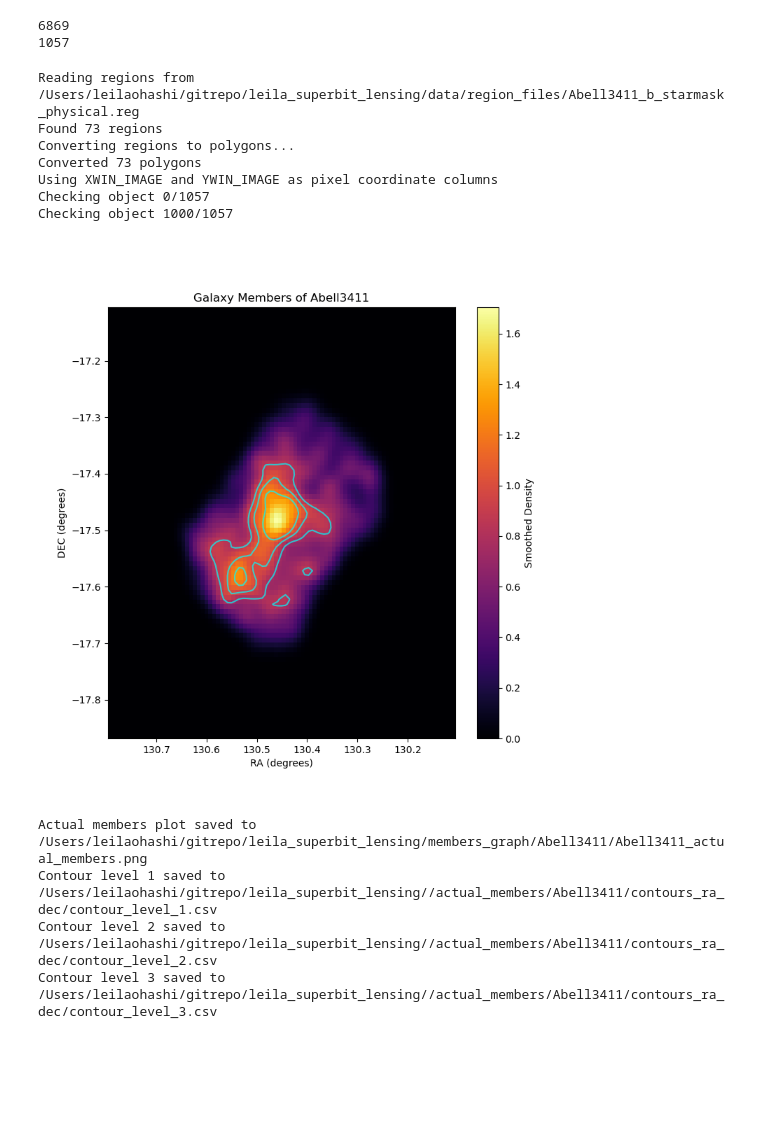
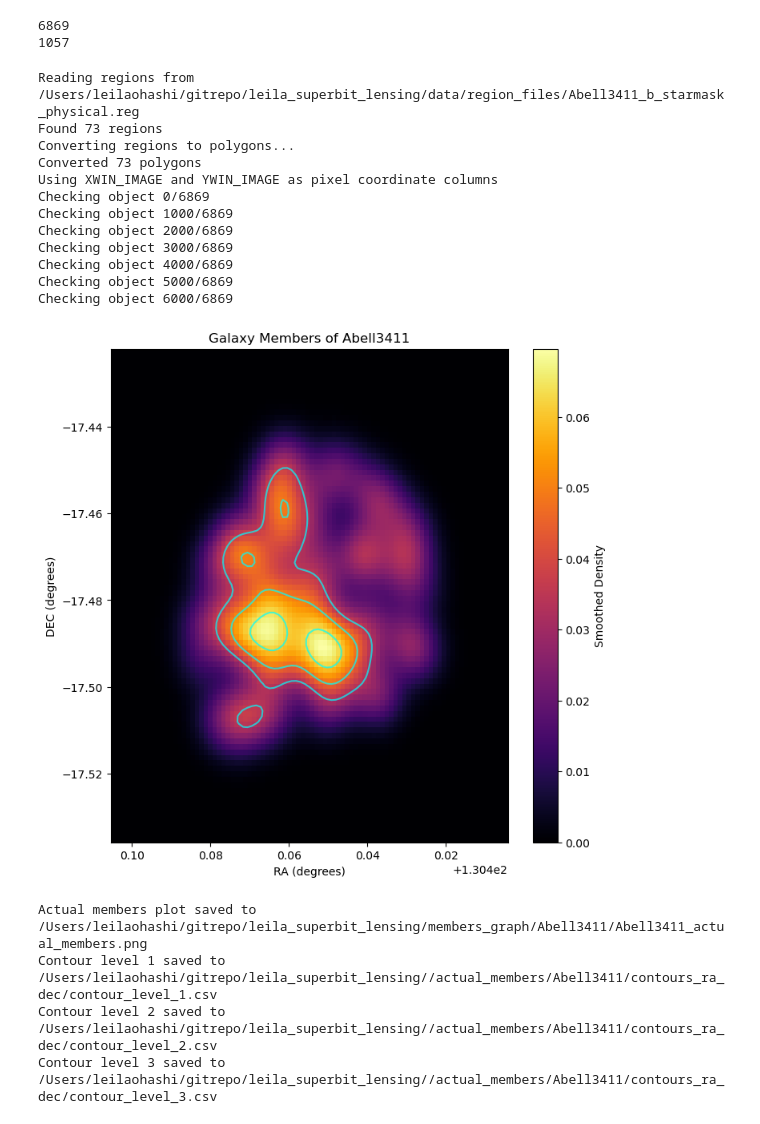
Before and after one commit to LeilaOhashi/leila_superbit_lensing, a Jupyter notebook: notebooks/leila_redseq.ipynb, the cells around one changed output. Saved outputs shown, nothing was run; the diff lists cells and outputs as text; code cells hidden in the pictures; blank space fills up the shorter version.

```diff
--- a/notebooks/leila_redseq.ipynb
+++ b/notebooks/leila_redseq.ipynb
@@ -19,10 +19,25 @@ xray_contour_percentiles = [70, 99] # change to desired percentiles for x-ray co
 xray_contour_number = 3 # number of contour levels to save (e.g., 3 means 3 levels: 70th, 80th, 90th percentiles)
 hist_bins = 50 # change bins here for 2D histogram of actual members
 hist_sigma = 2 # change smoothing for 2D histogram of actual members
-members_contour_percentiles = [95, 99] # change to desired percentiles for actual member contours
+members_contour_percentiles = [90, 99] # change to desired percentiles for actual member contours
 members_contour_number = 3 # number of contour levels to save for actual members (e.g., 3 means 3 levels: 70th, 80th, 90th percentiles)
 conv_contour_percentiles = [75, 99] # change to desired percentiles for actual member contours
 conv_contour_number = 3 # number of contour levels to save for actual members (e.g., 3 means 3 levels: 70th, 80th, 90th percentiles)
+# %%
+import numpy as np
+
+def densify_vertices(vertices, factor=10):
+    """Densify contour vertices by inserting additional points between existing vertices."""
+    new_vertices = []
+    for i in range(len(vertices) - 1):
+        start = vertices[i]
+        end = vertices[i + 1]
+        new_vertices.append(start)
+        for j in range(1, factor):
+            interp_point = start + (end - start) * (j / factor)
+            new_vertices.append(interp_point)
+    new_vertices.append(vertices[-1])  # Add the last vertex
+    return np.array(new_vertices)
 # %%
 
 import os
@@ -81,7 +96,7 @@ for i, collection in enumerate(cs.collections):
         writer.writerow(['RA', 'Dec'])
 
         for path in collection.get_paths():
-            contour_points = path.vertices
+            contour_points = densify_vertices(path.vertices, factor=1)  # Densify the contour vertices
             ax.scatter(contour_points[:, 0], contour_points[:, 1], s=2, color='red', alpha=0.7)
             ra_dec = wcs.wcs_pix2world(contour_points, 0)
             all_xray_vertices_ra.extend(ra_dec[:,0])
@@ -375,7 +373,13 @@ def separate_catalog_by_regions(reg_file, catalog):
 
     return inside_catalog, outside_catalog, in_region_mask
 
-nonmembers, members, region_mask = separate_catalog_by_regions(f"{datadir}data/region_files/{cluster_name}_b_starmask_physical.reg", colors_mags[wg])
+junk, colors_mags, region_mask = separate_catalog_by_regions(f"{datadir}data/region_files/{cluster_name}_b_starmask_physical.reg", colors_mags)
+
+m = colors_mags['is_cluster_member']
+members = colors_mags[m]
+
+wg = colors_mags['is_red_sequence']
+redseq = colors_mags[wg]
 
 # Get RA and DEC
 ra = members['ra']
@@ -390,7 +394,7 @@ pad = 20
 padded_counts = np.pad(counts, pad_width=pad, mode='constant', constant_values=0)
 
 # Smoothing
-smoothed_padded_counts = gaussian_filter(padded_counts, sigma=hist_sigma)
+smoothed_padded_counts = gaussian_filter(padded_counts, sigma=4)
 
 # Plot smoothed histogram
 plt.figure(figsize=(8, 8))
@@ -426,37 +430,42 @@ print(f"Actual members plot saved to {save_path}")
 # save contours
 save_dir = f'{datadir}/actual_members/{cluster_name}/contours_ra_dec'
 os.makedirs(save_dir, exist_ok=True)
 
 all_members_vertices_ra = []
 all_members_vertices_dec = []
 
 for i, collection in enumerate(members_cs.collections):
 
     contour_save_path = os.path.join(save_dir, f'contour_level_{i+1}.csv')
 
     with open(contour_save_path, 'w', newline='') as csvfile:
         writer = csv.writer(csvfile)
         writer.writerow(['RA', 'Dec'])
 
         for path in collection.get_paths():
-            contour_points = path.vertices
+            contour_points = densify_vertices(path.vertices, factor=2)
             ax.scatter(contour_points[:, 0], contour_points[:, 1], s=2, color='red', alpha=0.7)
             all_members_vertices_ra.extend(contour_points[:,0])
             all_members_vertices_dec.extend(contour_points[:,1])
             writer.writerows(contour_points)
     print(f"Contour level {i+1} saved to {contour_save_path}")
 
 all_members_vertices_ra = np.array(all_members_vertices_ra)
 all_members_vertices_dec = np.array(all_members_vertices_dec)
 # %% [output]
 Reading regions from /Users/leilaohashi/gitrepo/leila_superbit_lensing/data/region_files/Abell3411_b_starmask_physical.reg
 Found 73 regions
 Converting regions to polygons...
 Converted 73 polygons
 Using XWIN_IMAGE and YWIN_IMAGE as pixel coordinate columns
-Checking object 0/1057
-Checking object 1000/1057
+Checking object 0/6869
+Checking object 1000/6869
+Checking object 2000/6869
+Checking object 3000/6869
+Checking object 4000/6869
+Checking object 5000/6869
+Checking object 6000/6869
-[figure, old version]
+[figure, new version]
 Actual members plot saved to /Users/leilaohashi/gitrepo/leila_superbit_lensing/members_graph/Abell3411/Abell3411_actual_members.png
 Contour level 1 saved to /Users/leilaohashi/gitrepo/leila_superbit_lensing//actual_members/Abell3411/contours_ra_dec/contour_level_1.csv
 Contour level 2 saved to /Users/leilaohashi/gitrepo/leila_superbit_lensing//actual_members/Abell3411/contours_ra_dec/contour_level_2.csv
```
Also changed, not shown: parts of 11 cells of this notebook.
